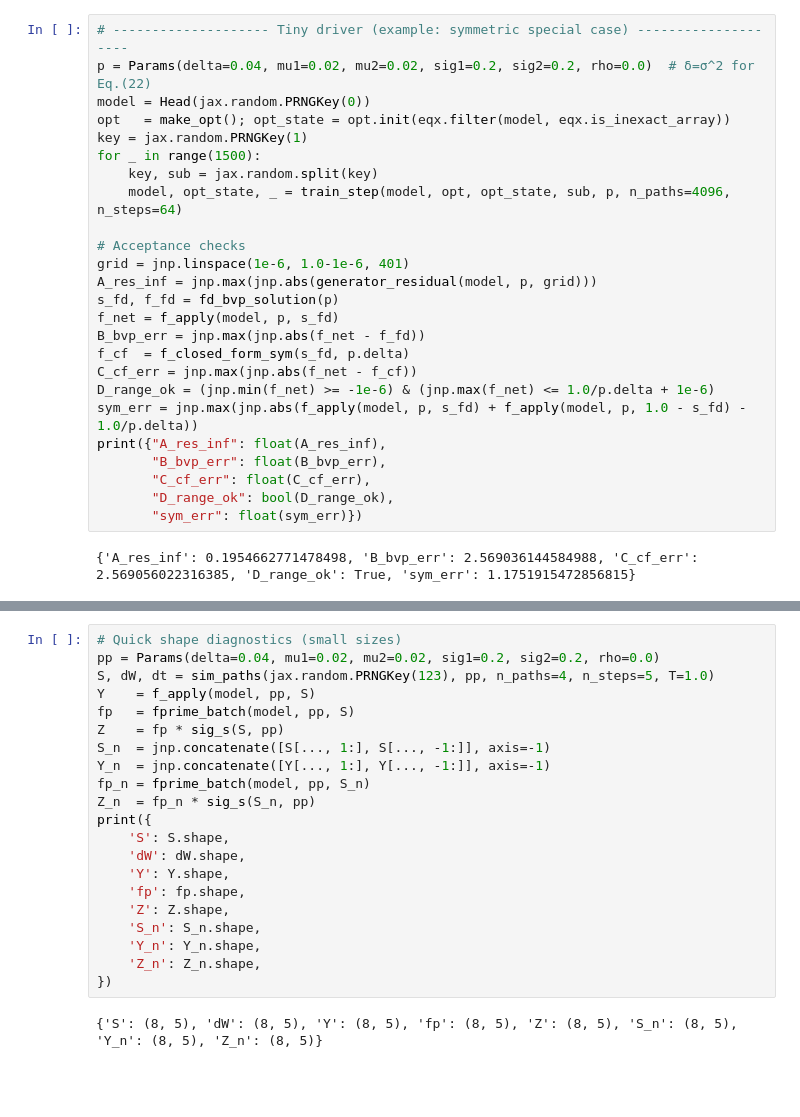
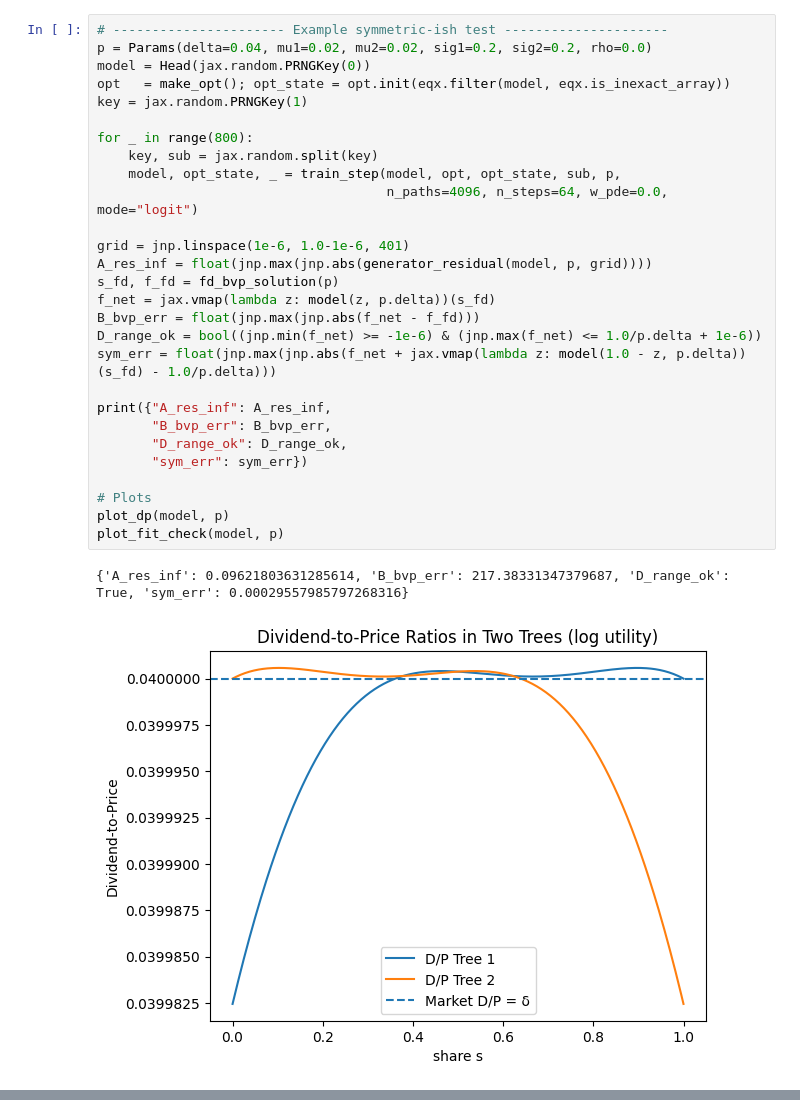
Before and after one commit to BabaYara/DSGE_BSDE, a Jupyter notebook: notebooks/BSDE_01.ipynb, the cells around one changed output, grey strips where cells are left out. Drawn from its saved outputs; the diff is of its cells as text; blank space fills up the shorter version.

```diff
--- a/notebooks/BSDE_01.ipynb
+++ b/notebooks/BSDE_01.ipynb
@@ -154,27 +197,31 @@ def f_closed_form_sym(s, delta):
 # %%
-# -------------------- Tiny driver (example: symmetric special case) --------------------
-p = Params(delta=0.04, mu1=0.02, mu2=0.02, sig1=0.2, sig2=0.2, rho=0.0)  # δ=σ^2 for Eq.(22)
+# ---------------------- Example symmetric-ish test ---------------------
+p = Params(delta=0.04, mu1=0.02, mu2=0.02, sig1=0.2, sig2=0.2, rho=0.0)
 model = Head(jax.random.PRNGKey(0))
 opt   = make_opt(); opt_state = opt.init(eqx.filter(model, eqx.is_inexact_array))
 key = jax.random.PRNGKey(1)
-for _ in range(1500):
+
+for _ in range(800):
     key, sub = jax.random.split(key)
-    model, opt_state, _ = train_step(model, opt, opt_state, sub, p, n_paths=4096, n_steps=64)
+    model, opt_state, _ = train_step(model, opt, opt_state, sub, p,
+                                     n_paths=4096, n_steps=64, w_pde=0.0, mode="logit")
 
-# Acceptance checks
 grid = jnp.linspace(1e-6, 1.0-1e-6, 401)
-A_res_inf = jnp.max(jnp.abs(generator_residual(model, p, grid)))
+A_res_inf = float(jnp.max(jnp.abs(generator_residual(model, p, grid))))
 s_fd, f_fd = fd_bvp_solution(p)
-f_net = f_apply(model, p, s_fd)
-B_bvp_err = jnp.max(jnp.abs(f_net - f_fd))
-f_cf  = f_closed_form_sym(s_fd, p.delta)
-C_cf_err = jnp.max(jnp.abs(f_net - f_cf))
-D_range_ok = (jnp.min(f_net) >= -1e-6) & (jnp.max(f_net) <= 1.0/p.delta + 1e-6)
-sym_err = jnp.max(jnp.abs(f_apply(model, p, s_fd) + f_apply(model, p, 1.0 - s_fd) - 1.0/p.delta))
-print({"A_res_inf": float(A_res_inf),
-       "B_bvp_err": float(B_bvp_err),
-       "C_cf_err": float(C_cf_err),
-       "D_range_ok": bool(D_range_ok),
-       "sym_err": float(sym_err)})
+f_net = jax.vmap(lambda z: model(z, p.delta))(s_fd)
+B_bvp_err = float(jnp.max(jnp.abs(f_net - f_fd)))
+D_range_ok = bool((jnp.min(f_net) >= -1e-6) & (jnp.max(f_net) <= 1.0/p.delta + 1e-6))
+sym_err = float(jnp.max(jnp.abs(f_net + jax.vmap(lambda z: model(1.0 - z, p.delta))(s_fd) - 1.0/p.delta)))
+
+print({"A_res_inf": A_res_inf,
+       "B_bvp_err": B_bvp_err,
+       "D_range_ok": D_range_ok,
+       "sym_err": sym_err})
+
+# Plots
+plot_dp(model, p)
+plot_fit_check(model, p)
 # %% [output]
-{'A_res_inf': 0.1954662771478498, 'B_bvp_err': 2.569036144584988, 'C_cf_err': 2.569056022316385, 'D_range_ok': True, 'sym_err': 1.1751915472856815}
+{'A_res_inf': 0.09621803631285614, 'B_bvp_err': 217.38331347379687, 'D_range_ok': True, 'sym_err': 0.00029557985797268316}
+[figure, added]
@@ -181,23 +228,0 @@ print({"A_res_inf": float(A_res_inf),
-# %%
-# Quick shape diagnostics (small sizes)
-pp = Params(delta=0.04, mu1=0.02, mu2=0.02, sig1=0.2, sig2=0.2, rho=0.0)
-S, dW, dt = sim_paths(jax.random.PRNGKey(123), pp, n_paths=4, n_steps=5, T=1.0)
-Y    = f_apply(model, pp, S)
-fp   = fprime_batch(model, pp, S)
-Z    = fp * sig_s(S, pp)
-S_n  = jnp.concatenate([S[..., 1:], S[..., -1:]], axis=-1)
-Y_n  = jnp.concatenate([Y[..., 1:], Y[..., -1:]], axis=-1)
-fp_n = fprime_batch(model, pp, S_n)
-Z_n  = fp_n * sig_s(S_n, pp)
-print({
-    'S': S.shape,
-    'dW': dW.shape,
-    'Y': Y.shape,
-    'fp': fp.shape,
-    'Z': Z.shape,
-    'S_n': S_n.shape,
-    'Y_n': Y_n.shape,
-    'Z_n': Z_n.shape,
-})
-# %% [output]
-{'S': (8, 5), 'dW': (8, 5), 'Y': (8, 5), 'fp': (8, 5), 'Z': (8, 5), 'S_n': (8, 5), 'Y_n': (8, 5), 'Z_n': (8, 5)}
```
Also changed, not shown: parts of 2 cells of this notebook, 3 other files.
